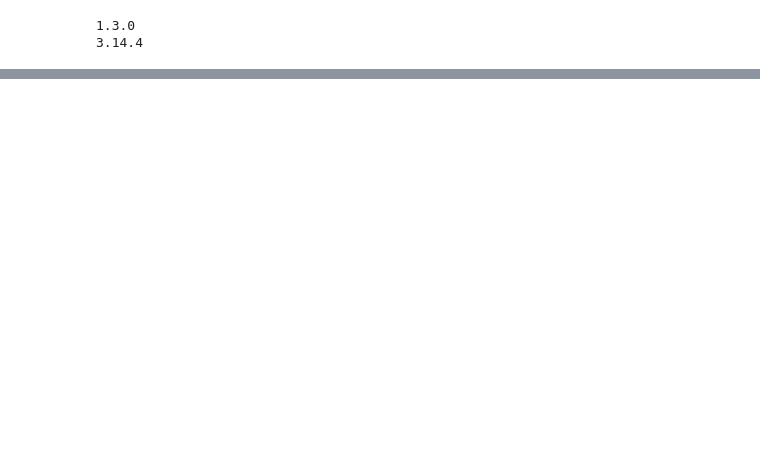
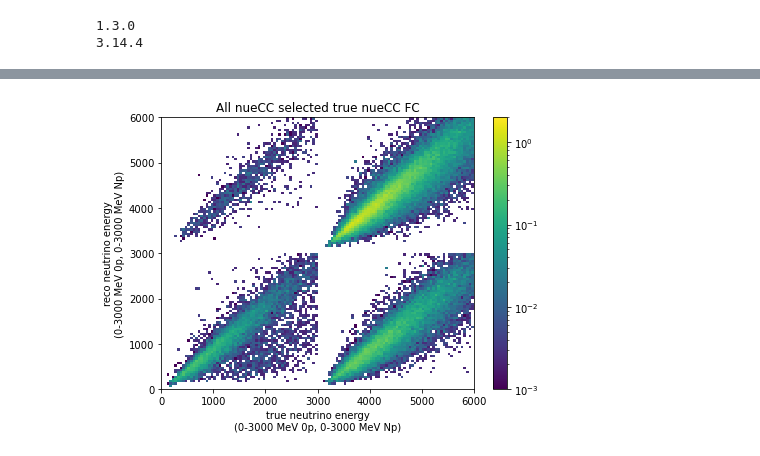
Before and after one commit to leehagaman/misc_python_code, a Jupyter notebook: eLEE_data_release/other_ipynbs/new_energy_resolutions.ipynb, the cells around one changed output, grey strips where cells are left out. Drawn from its saved outputs; the diff is of its cells as text; code cells hidden in the pictures; blank space fills up the shorter version.

```diff
--- a/eLEE_data_release/other_ipynbs/new_energy_resolutions.ipynb
+++ b/eLEE_data_release/other_ipynbs/new_energy_resolutions.ipynb
@@ -768,0 +785,85 @@ plt.show()
+# %%
+b = (60, 60)
+r = ((0, 3000), (0, 3000))
+
+res_true_0p_reco_0p_FC_raw, xedges_, yedges_ = np.histogram2d(nue_true_0p_reco_0p_FC_df["truth_nuEnergy"].to_numpy(), nue_true_0p_reco_0p_FC_df["kine_reco_Enu"].to_numpy(),
+                                                     weights=nue_true_0p_reco_0p_FC_df["net_weight"].to_numpy(), bins=b, range=r)
+res_true_0p_reco_Np_FC_raw, xedges_, yedges_ = np.histogram2d(nue_true_0p_reco_Np_FC_df["truth_nuEnergy"].to_numpy(), nue_true_0p_reco_Np_FC_df["kine_reco_Enu"].to_numpy(),
+                                                     weights=nue_true_0p_reco_Np_FC_df["net_weight"].to_numpy(), bins=b, range=r)
+res_true_Np_reco_0p_FC_raw, xedges_, yedges_ = np.histogram2d(nue_true_Np_reco_0p_FC_df["truth_nuEnergy"].to_numpy(), nue_true_Np_reco_0p_FC_df["kine_reco_Enu"].to_numpy(),
+                                                     weights=nue_true_Np_reco_0p_FC_df["net_weight"].to_numpy(), bins=b, range=r)
+res_true_Np_reco_Np_FC_raw, xedges_, yedges_ = np.histogram2d(nue_true_Np_reco_Np_FC_df["truth_nuEnergy"].to_numpy(), nue_true_Np_reco_Np_FC_df["kine_reco_Enu"].to_numpy(),
+                                                     weights=nue_true_Np_reco_Np_FC_df["net_weight"].to_numpy(), bins=b, range=r)
+
+res_true_0p_reco_0p_PC_raw, xedges_, yedges_ = np.histogram2d(nue_true_0p_reco_0p_PC_df["truth_nuEnergy"].to_numpy(), nue_true_0p_reco_0p_PC_df["kine_reco_Enu"].to_numpy(),
+                                                     weights=nue_true_0p_reco_0p_PC_df["net_weight"].to_numpy(), bins=b, range=r)
+res_true_0p_reco_Np_PC_raw, xedges_, yedges_ = np.histogram2d(nue_true_0p_reco_Np_PC_df["truth_nuEnergy"].to_numpy(), nue_true_0p_reco_Np_PC_df["kine_reco_Enu"].to_numpy(),
+                                                     weights=nue_true_0p_reco_Np_PC_df["net_weight"].to_numpy(), bins=b, range=r)
+res_true_Np_reco_0p_PC_raw, xedges_, yedges_ = np.histogram2d(nue_true_Np_reco_0p_PC_df["truth_nuEnergy"].to_numpy(), nue_true_Np_reco_0p_PC_df["kine_reco_Enu"].to_numpy(),
+                                                     weights=nue_true_Np_reco_0p_PC_df["net_weight"].to_numpy(), bins=b, range=r)
+res_true_Np_reco_Np_PC_raw, xedges_, yedges_ = np.histogram2d(nue_true_Np_reco_Np_PC_df["truth_nuEnergy"].to_numpy(), nue_true_Np_reco_Np_PC_df["kine_reco_Enu"].to_numpy(),
+                                                     weights=nue_true_Np_reco_Np_PC_df["net_weight"].to_numpy(), bins=b, range=r)
+
+nueCC_FC_split_res = []
+nueCC_PC_split_res = []
+bin_centers_x = []
+bin_centers_y = []
+
+# true 0p reco 0p
+for i in range(60):
+    for j in range(60):
+        nueCC_FC_split_res.append(res_true_0p_reco_0p_FC_raw[i][j])
+        nueCC_PC_split_res.append(res_true_0p_reco_0p_PC_raw[i][j])
+        bin_centers_x.append((i + 0.5) / 60. * 3000.)
+        bin_centers_y.append((j + 0.5) / 60. * 3000.)
+
+# true 0p reco Np
+for i in range(60):
+    for j in range(60):
+        nueCC_FC_split_res.append(res_true_0p_reco_Np_FC_raw[i][j])
+        nueCC_PC_split_res.append(res_true_0p_reco_Np_PC_raw[i][j])
+        bin_centers_x.append((i + 0.5) / 60. * 3000.)
+        bin_centers_y.append(3000. + (j + 0.5) / 60. * 3000.)
+
+# true Np reco 0p
+for i in range(60):
+    for j in range(60):
+        nueCC_FC_split_res.append(res_true_Np_reco_0p_FC_raw[i][j])
+        nueCC_PC_split_res.append(res_true_Np_reco_0p_PC_raw[i][j])
+        bin_centers_x.append(3000. + (i + 0.5) / 60. * 3000.)
+        bin_centers_y.append((j + 0.5) / 60. * 3000.)
+
+# true Np reco Np
+for i in range(60):
+    for j in range(60):
+        nueCC_FC_split_res.append(res_true_Np_reco_Np_FC_raw[i][j])
+        nueCC_PC_split_res.append(res_true_Np_reco_Np_PC_raw[i][j])
+        bin_centers_x.append(3000. + (i + 0.5) / 60. * 3000.)
+        bin_centers_y.append(3000. + (j + 0.5) / 60. * 3000.)
+
+
+print(np.max(nueCC_FC_split_res), np.max(nueCC_PC_split_res))
+
+b = (120, 120)
+r = ((0, 6000), (0, 6000))
+
+mpl.rcParams.update({'font.size': 10})
+
+plt.figure(figsize=(7,5))
+plt.hist2d(bin_centers_x, bin_centers_y, bins=b, range=r, weights=nueCC_FC_split_res, norm=mpl.colors.LogNorm(1e-3, 2))
+plt.colorbar()
+plt.xlabel("true neutrino energy\n(0-3000 MeV 0p, 0-3000 MeV Np)")
+plt.ylabel("reco neutrino energy\n(0-3000 MeV 0p, 0-3000 MeV Np)")
+plt.title("All nueCC selected true nueCC FC")
+plt.savefig("plots/nue_FC_res.png", dpi=600)
+plt.show()
+
+plt.figure(figsize=(7,5))
+plt.hist2d(bin_centers_x, bin_centers_y, bins=b, range=r, weights=nueCC_PC_split_res, norm=mpl.colors.LogNorm(1e-3, 2))
+plt.colorbar()
+plt.xlabel("true neutrino energy\n(0-3000 MeV 0p, 0-3000 MeV Np)")
+plt.ylabel("reco neutrino energy\n(0-3000 MeV 0p, 0-3000 MeV Np)")
+plt.title("All nueCC selected true nueCC PC")
+plt.savefig("plots/nue_PC_res.png", dpi=600)
+plt.show()
+# %% [output]
@@ -768,0 +871 @@ plt.show()
+[figure, added]
```
Also changed, not shown: parts of 37 cells of this notebook, 2 other files.
